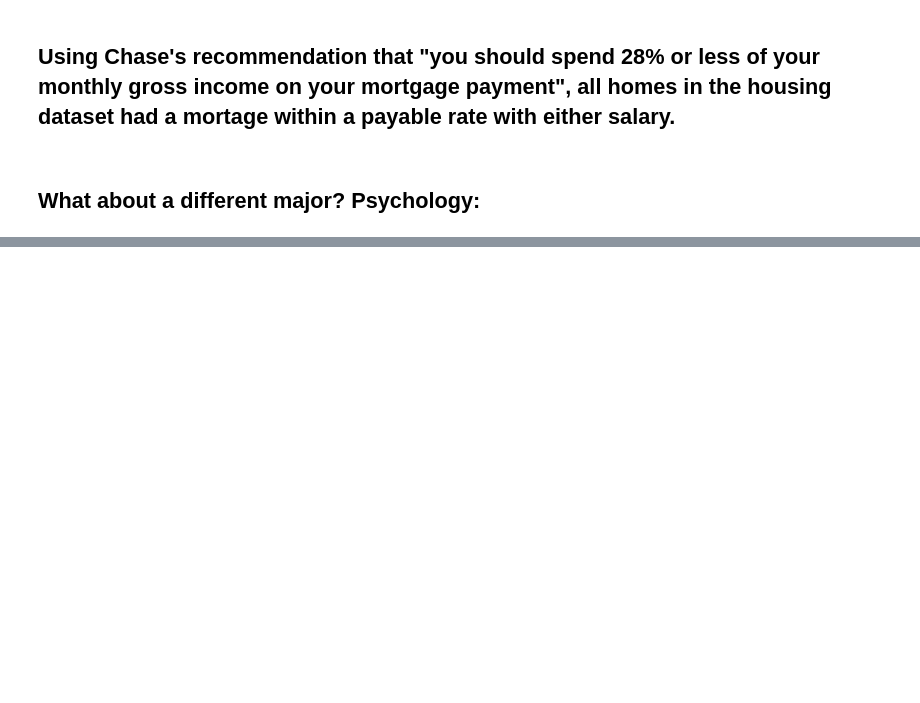
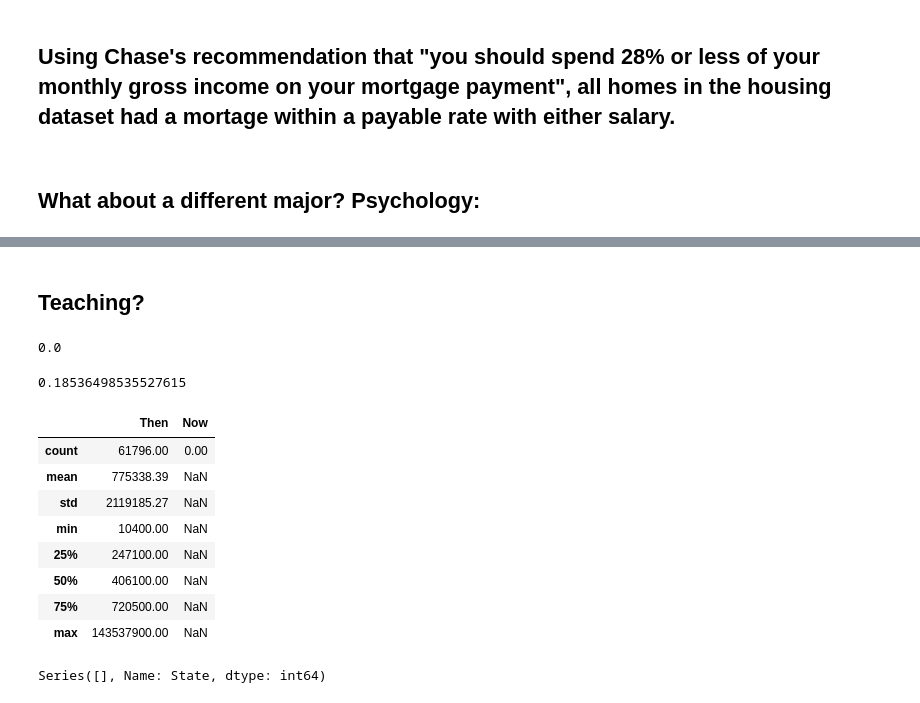
Before and after one commit to claravox/CSC466-project, a Jupyter notebook: Ava_466.ipynb, the cells around one changed output, grey strips where cells are left out. Drawn from its saved outputs; the diff is of its cells as text; code cells hidden in the pictures; blank space fills up the shorter version.

```diff
--- a/Ava_466.ipynb
+++ b/Ava_466.ipynb
@@ -438,0 +546,38 @@ len(df_then)
+# %% [markdown]
+## Teaching?
+# %%
+ec_df = df_major_salary2
+ec_df
+x = ec_df.iloc[50]
+# %%
+x2008 = df_degrees_over_career.loc['Education']
+# %%
+df_now = df_homes[df_homes['Average Mortgage'] <= (x['Median Salary']*.28)/12]
+len(df_now)/len(df_homes)
+# %% [output]
+0.0
+# %%
+df_then = df_homes[df_homes['Average Mortgage'] <= (x2008['Mid-Career Median Salary']*.28)/12]
+len(df_then)/len(df_homes)
+# %% [output]
+0.18536498535527615
+# %%
+pd.set_option('float_format', '{:.2f}'.format)
+dfe = pd.DataFrame(df_then['zestimate'].astype(float).describe())
+dfe = dfcs.rename(columns={"zestimate": "Then"})
+dfe['Now'] = df_now['zestimate'].astype(float).describe()
+dfe
+# %% [output]
+|  | Then | Now |
+| count | 61796.00 | 0.00 |
+| mean | 775338.39 | NaN |
+| std | 2119185.27 | NaN |
+| min | 10400.00 | NaN |
+| 25% | 247100.00 | NaN |
+| 50% | 406100.00 | NaN |
+| 75% | 720500.00 | NaN |
+| max | 143537900.00 | NaN |
+# %%
+df_now['State'].value_counts()
+# %% [output]
+Series([], Name: State, dtype: int64)
```
Also changed, not shown: parts of 22 cells of this notebook.
